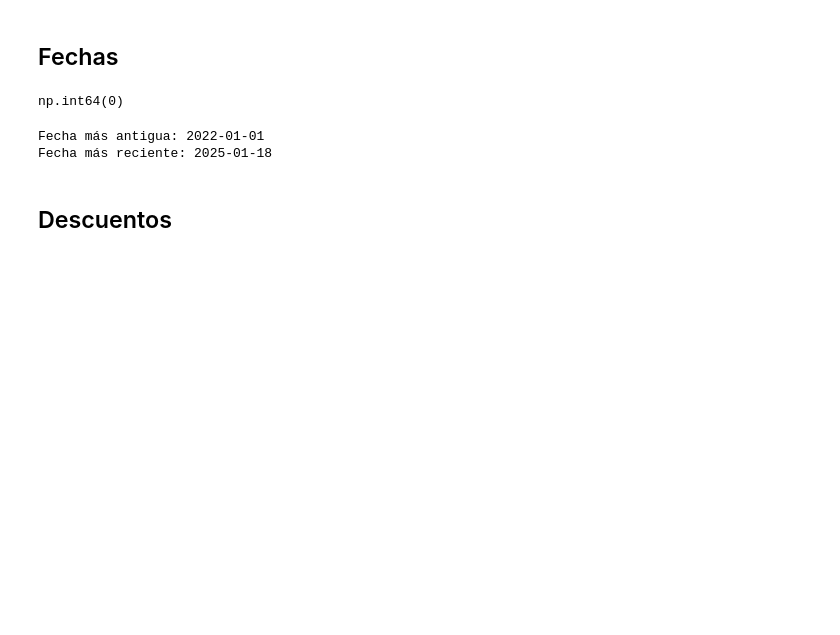
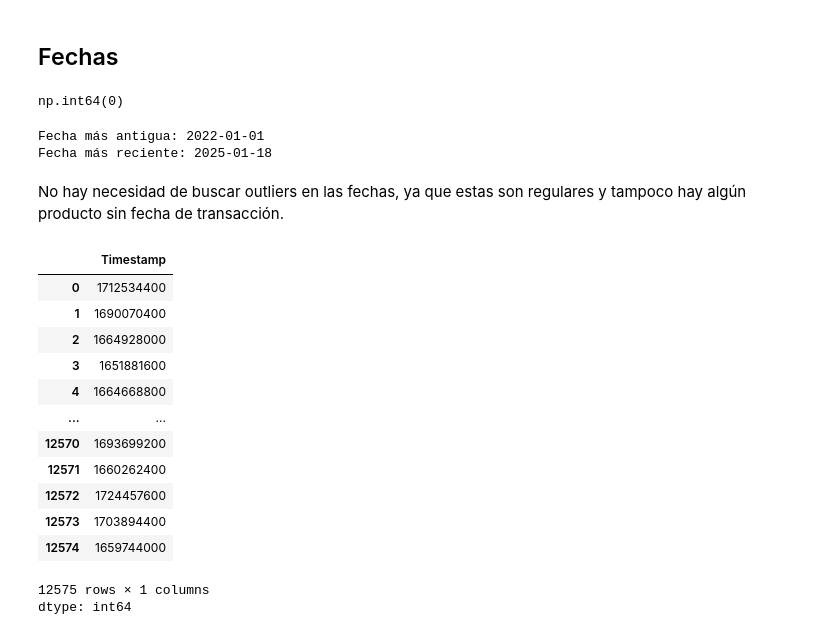
Before and after one commit to Paltaxd2/Evaluacion1_Programacion_Ciencia_Datos, a Jupyter notebook: Progra_EVA1_V001.ipynb, the cells around one changed output. Drawn from its saved outputs; the diff is of its cells as text; code cells hidden in the pictures; blank space fills up the shorter version.

```diff
--- a/Progra_EVA1_V001.ipynb
+++ b/Progra_EVA1_V001.ipynb
@@ -43,2 +43,22 @@ outliers = df[(df2)]
-# %% [markdown]
-## Descuentos
+# %% [markdown]
+No hay necesidad de buscar outliers en las fechas, ya que estas son regulares y tampoco hay algún producto sin fecha de transacción.
+# %%
+# Fecha a Timestamp
+
+df2['Timestamp'] = pd.to_datetime(df['Transaction Date']).astype('int64') // 10**9
+df2['Timestamp']
+# %% [output]
+|  | Timestamp |
+| 0 | 1712534400 |
+| 1 | 1690070400 |
+| 2 | 1664928000 |
+| 3 | 1651881600 |
+| 4 | 1664668800 |
+| ... | ... |
+| 12570 | 1693699200 |
+| 12571 | 1660262400 |
+| 12572 | 1724457600 |
+| 12573 | 1703894400 |
+| 12574 | 1659744000 |
+12575 rows × 1 columns
+dtype: int64
```
Also changed, not shown: parts of 4 cells of this notebook.
